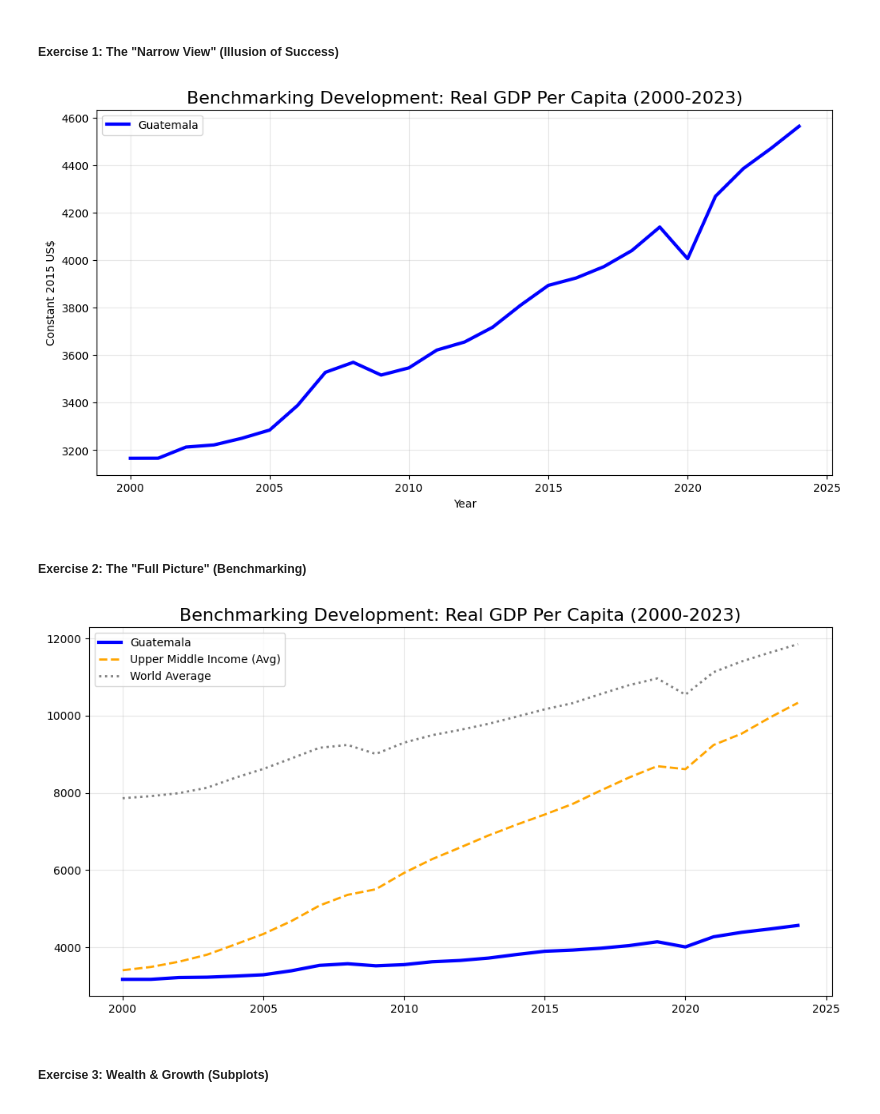
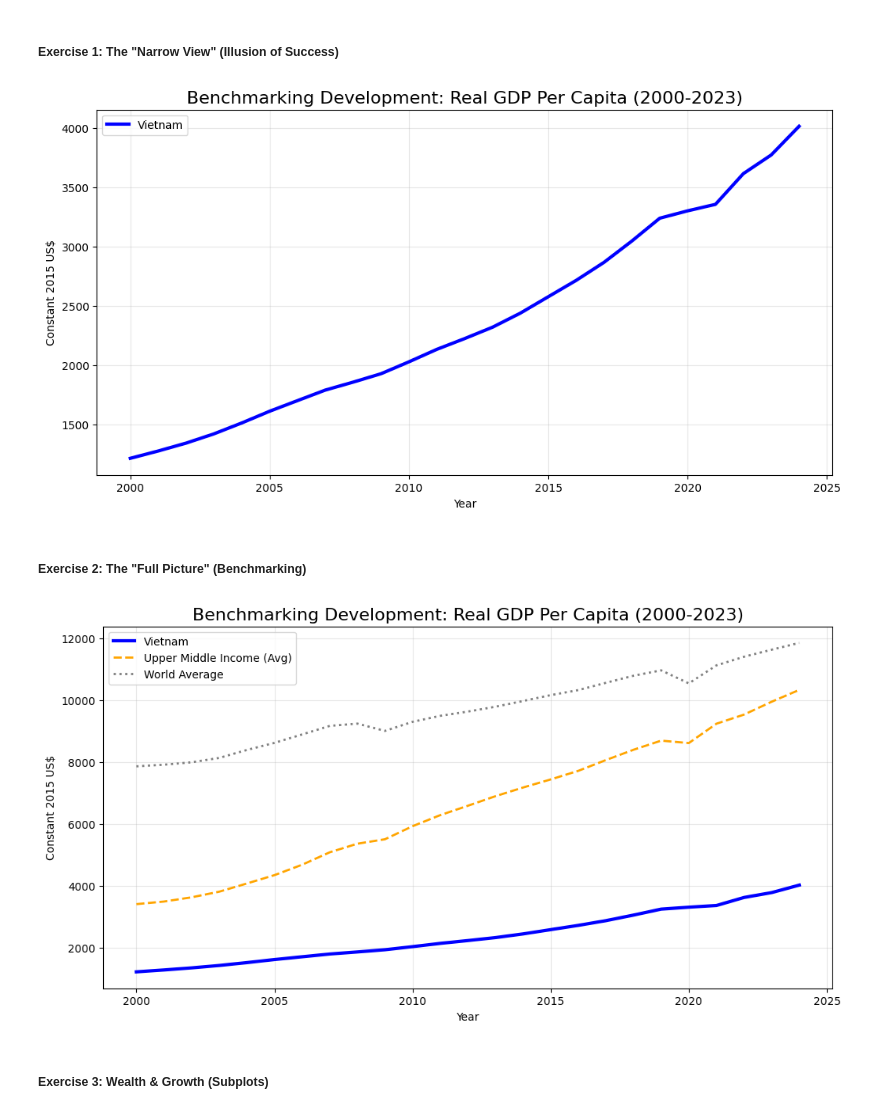
Before and after one commit to cassiecinzori/ECON3916, a Jupyter notebook: Labs/Lecture3/Visualizing_Development_with_WBGAPI.ipynb, the cells around one changed output. Cells and saved outputs as stored; diff of their text form; code cells hidden in the pictures.

```diff
--- a/Labs/Lecture3/Visualizing_Development_with_WBGAPI.ipynb
+++ b/Labs/Lecture3/Visualizing_Development_with_WBGAPI.ipynb
@@ -14,8 +14,8 @@ import pandas as pd
 import matplotlib.pyplot as plt
 import seaborn as sns
 
-# Define Economies: GTM (Guatemala), UMC (Upper Middle Income), WLD (World)
-country_codes = ['GTM', 'UMC', 'WLD']
+# Define Economies: VNM (Vietnam), UMC (Upper Middle Income), WLD (World)
+country_codes = ['VNM', 'UMC', 'WLD']
 
 indicators = {
     'NY.GDP.PCAP.KD': 'GDP_Per_Capita_Const',     # Standard of Living
@@ -80,10 +76,10 @@ df_gtm['Budget_Balance'] = df_gtm['Tax_Rev_GDP'] - df_gtm['Gov_Exp_GDP']
 # %% [markdown]
 ##### Exercise 1: The "Narrow View" (Illusion of Success)
 # %%
-# Plot ONLY Guatemala
+# Plot ONLY Vietnam
 
 plt.figure(figsize=(12, 6))
-plt.plot(df.index, df[('GTM', 'GDP_Per_Capita_Const')], label='Guatemala', color='blue', linewidth=3)
+plt.plot(df.index, df[('VNM', 'GDP_Per_Capita_Const')], label='Vietnam', color='blue', linewidth=3)
 plt.title('Benchmarking Development: Real GDP Per Capita (2000-2023)', fontsize=16)
 plt.ylabel('Constant 2015 US$')
 plt.xlabel('Year')
@@ -91,21 +87,23 @@ plt.legend()
 plt.grid(True, alpha=0.3)
 plt.show()
 # %% [output]
-[figure, old version]
+[figure, new version]
 # %% [markdown]
 ##### Exercise 2: The "Full Picture" (Benchmarking)
 # %%
 plt.figure(figsize=(12, 6))
-plt.plot(df.index, df[('GTM', 'GDP_Per_Capita_Const')], label='Guatemala', color='blue', linewidth=3)
+plt.plot(df.index, df[('VNM', 'GDP_Per_Capita_Const')], label='Vietnam', color='blue', linewidth=3)
 plt.plot(df.index, df[('UMC', 'GDP_Per_Capita_Const')], label='Upper Middle Income (Avg)', color='orange', linestyle='--', linewidth=2)
 plt.plot(df.index, df[('WLD', 'GDP_Per_Capita_Const')], label='World Average', color='grey', linestyle=':', linewidth=2)
 
 plt.title('Benchmarking Development: Real GDP Per Capita (2000-2023)', fontsize=16)
+plt.ylabel('Constant 2015 US$')
+plt.xlabel('Year')
 plt.legend()
 plt.grid(True, alpha=0.3)
 plt.show()
 # %% [output]
-[figure, old version]
+[figure, new version]
 # %% [markdown]
 ##### Exercise 3: Wealth & Growth (Subplots)
 # %%
```
Also changed, not shown: parts of 12 cells of this notebook.
